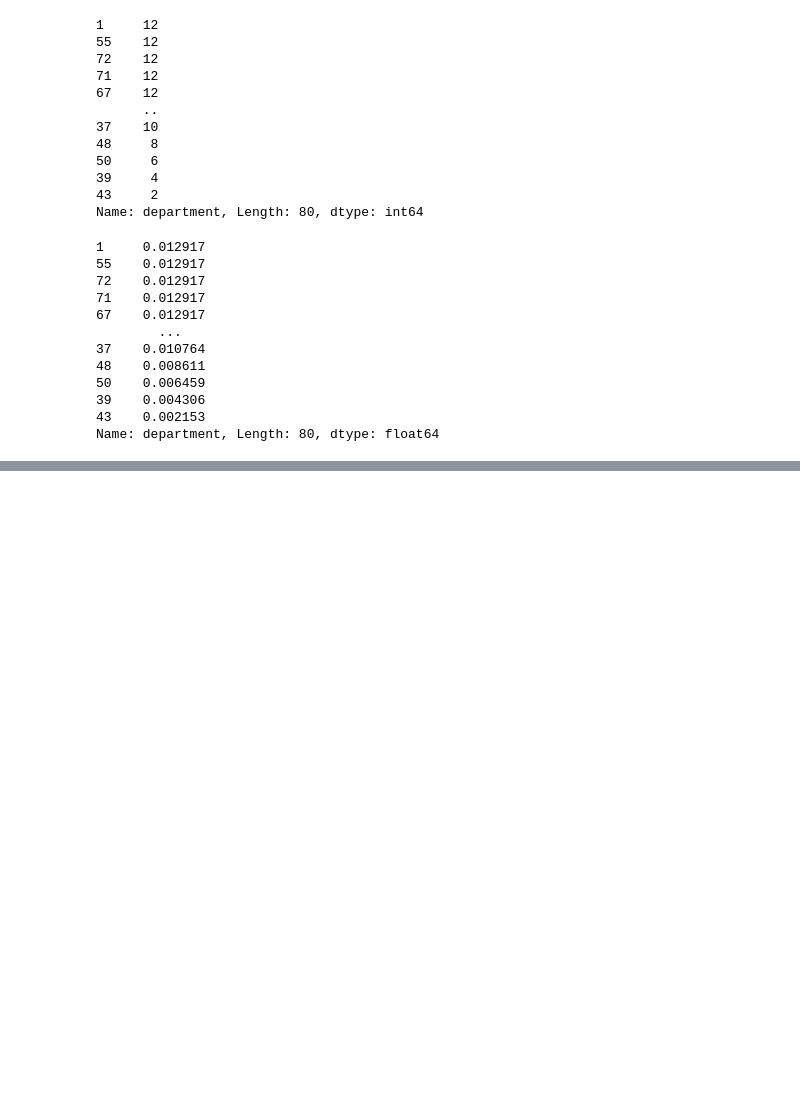
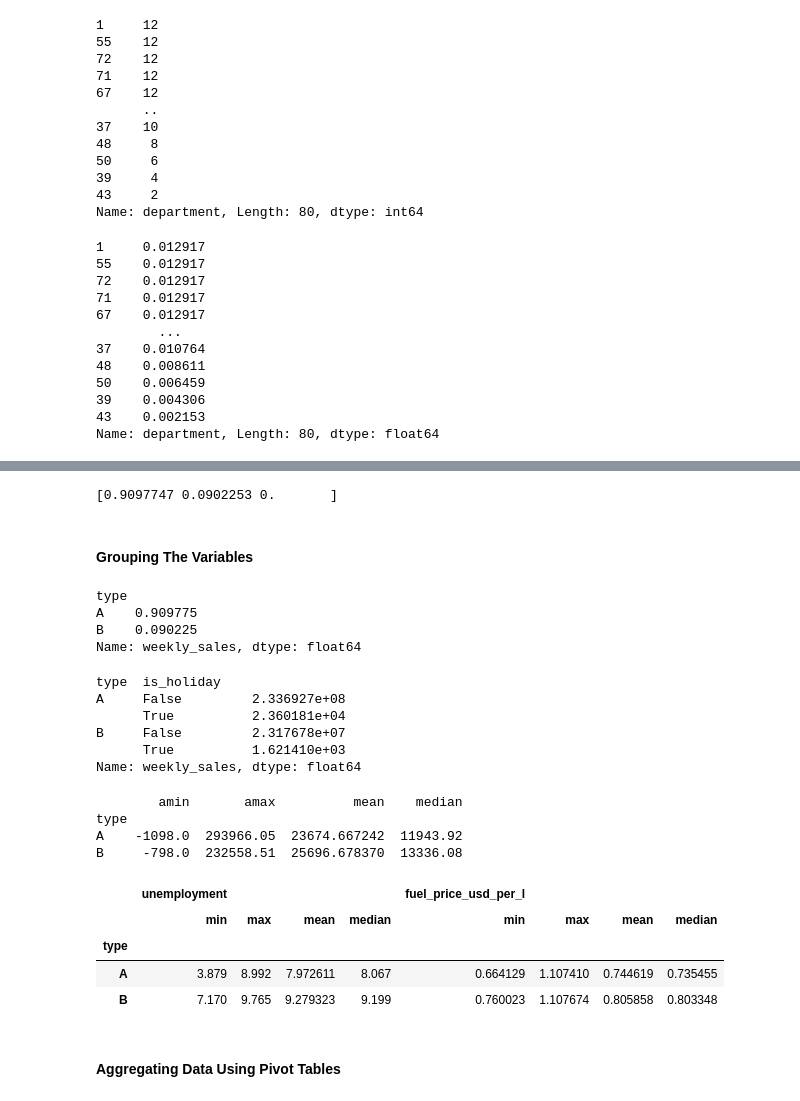
Before and after one commit to ishtiakrongon/Datacamp-Data_manipulation_with_pandas, a Jupyter notebook: data manipulation with pandas.ipynb, the cells around one changed output, grey strips where cells are left out. Cells and saved outputs as stored; diff of their text form; code cells hidden in the pictures; blank space fills up the shorter version.

```diff
--- a/data manipulation with pandas.ipynb
+++ b/data manipulation with pandas.ipynb
@@ -526,0 +564,57 @@ Name: department, Length: 80, dtype: float64
+# %%
+# Get the proportion of each type
+
+sales_proportion_by_type = [sales_A, sales_B, sales_C] / sales_all
+print(sales_proportion_by_type)
+# %% [output]
+[0.9097747 0.0902253 0.       ]
+# %% [markdown]
+#### Grouping The Variables
+# %%
+# Group by type; calc total weekly sales
+sales_by_type = sales.groupby("type") ["weekly_sales"].agg(sum)
+
+# Get proportion for each type
+sales_propn_by_type = sales_by_type / sum( sales["weekly_sales"] )
+print(sales_propn_by_type)
+# %% [output]
+type
+A    0.909775
+B    0.090225
+Name: weekly_sales, dtype: float64
+# %%
+# Group by type and is_holiday; calc total weekly sales
+sales_by_type_is_holiday = sales.groupby( ["type", "is_holiday"] ) ["weekly_sales"].sum()
+print(sales_by_type_is_holiday)
+# %% [output]
+type  is_holiday
+A     False         2.336927e+08
+      True          2.360181e+04
+B     False         2.317678e+07
+      True          1.621410e+03
+Name: weekly_sales, dtype: float64
+# %%
+# For each store type, aggregate weekly_sales: get min, max, mean, and median
+sales_stats = sales.groupby("type") ["weekly_sales"].agg([np.min, np.max, np.mean, np.median])
+
+# Print sales_stats
+print(sales_stats)
+# %% [output]
+        amin       amax          mean    median
+type
+A    -1098.0  293966.05  23674.667242  11943.92
+B     -798.0  232558.51  25696.678370  13336.08
+# %%
+# For each store type, aggregate unemployment and fuel_price_usd_per_l: get min, max, mean, and median
+unemp_fuel_stats = sales.groupby("type") [["unemployment", "fuel_price_usd_per_l"]].agg([min, max, np.mean, np.median])
+
+# Print unemp_fuel_stats
+unemp_fuel_stats
+# %% [output]
+|  | unemployment |  |  |  | fuel_price_usd_per_l |  |  |  |
+|  | min | max | mean | median | min | max | mean | median |
+| type |  |  |  |  |  |  |  |  |
+| A | 3.879 | 8.992 | 7.972611 | 8.067 | 0.664129 | 1.107410 | 0.744619 | 0.735455 |
+| B | 7.170 | 9.765 | 9.279323 | 9.199 | 0.760023 | 1.107674 | 0.805858 | 0.803348 |
+# %% [markdown]
+#### Aggregating Data Using Pivot Tables
```
Also changed, not shown: parts of 6 cells of this notebook.
